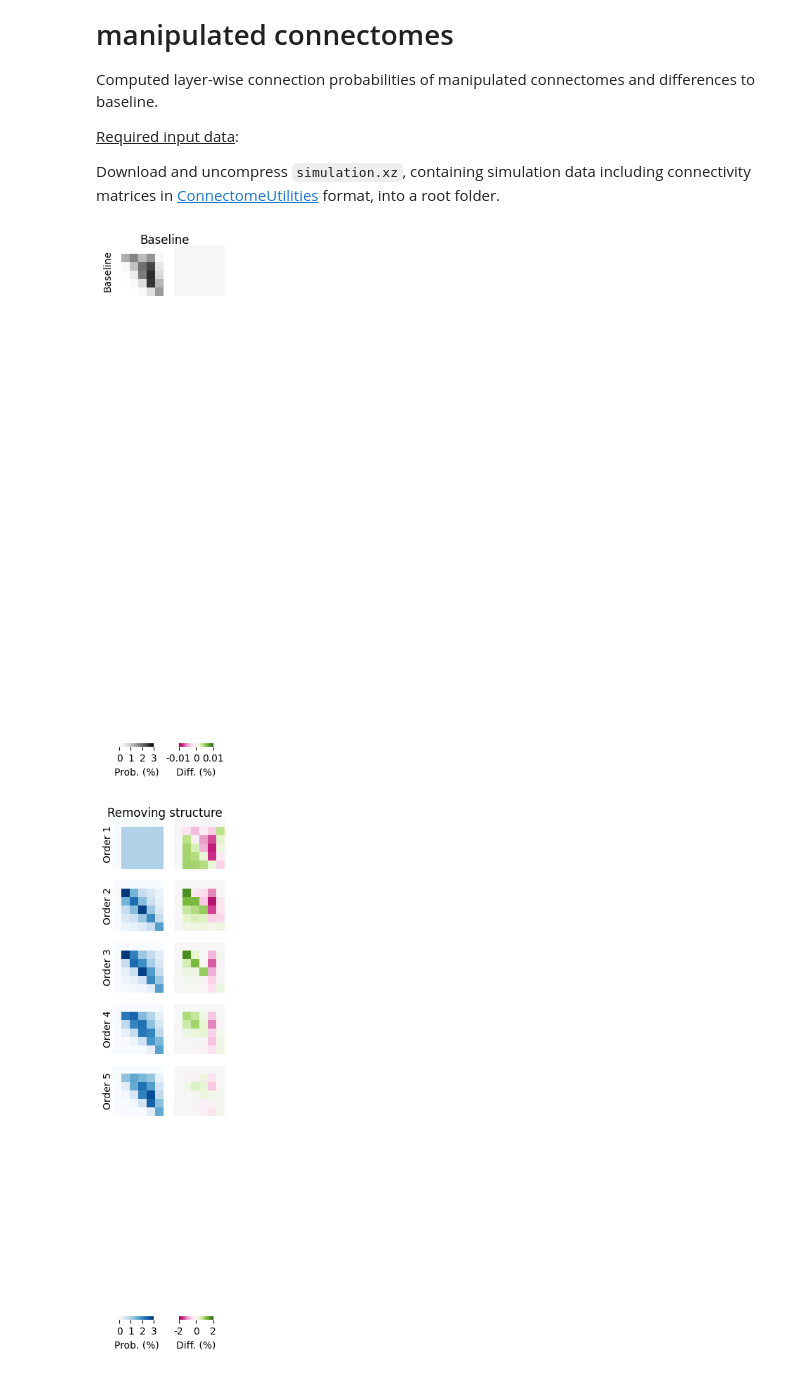
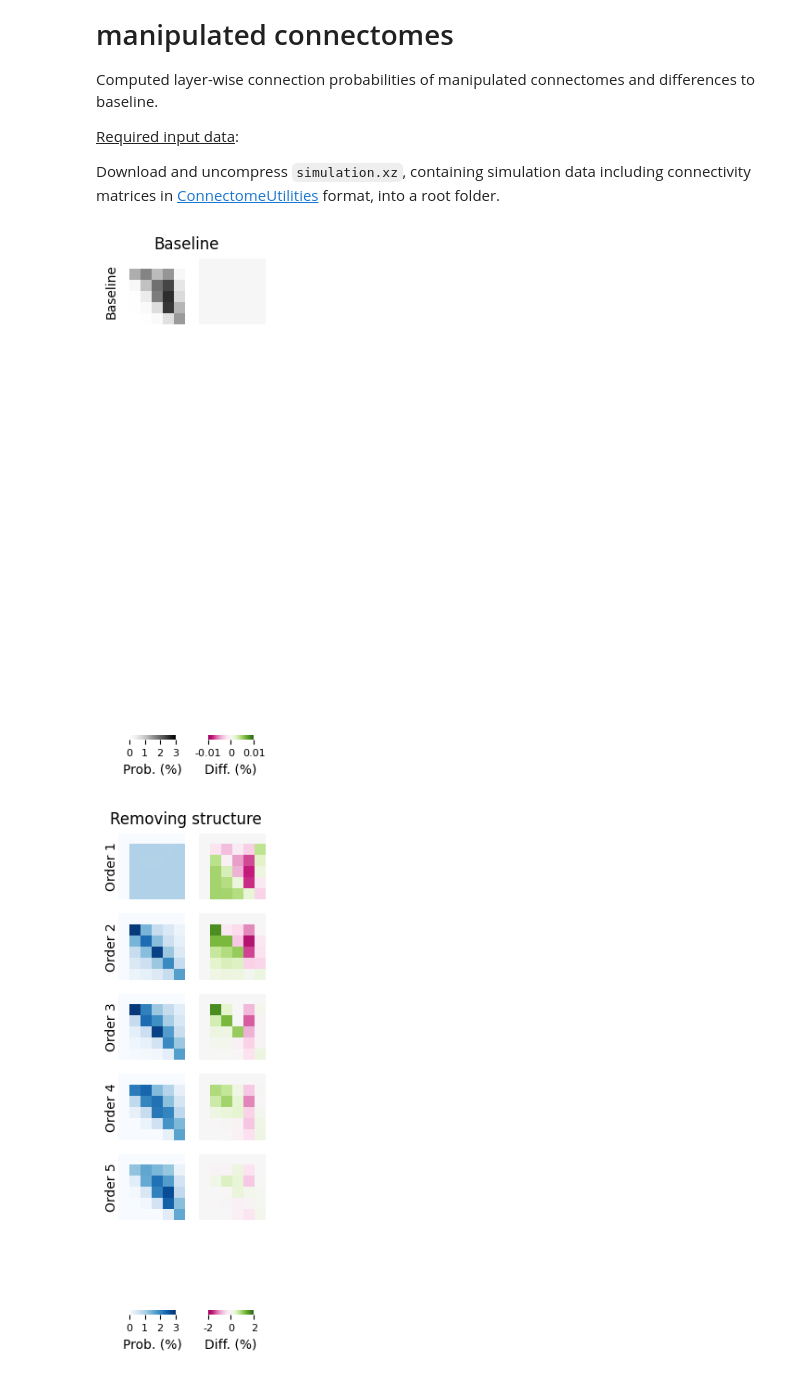
Before and after one commit to BlueBrain/reliability-and-structure, a Jupyter notebook: data_analysis/structural/visualization_and_notebooks/Figure_struct_validation_supplement.ipynb, the cells around one changed output. Saved outputs shown, nothing was run; the diff lists cells and outputs as text; code cells hidden in the pictures.

```diff
--- a/data_analysis/structural/visualization_and_notebooks/Figure_struct_validation_supplement.ipynb
+++ b/data_analysis/structural/visualization_and_notebooks/Figure_struct_validation_supplement.ipynb
@@ -82,6 +94,13 @@ diff_ranges = {'baseline':      0.01,
 # %%
 def get_group_keys(grp_dict, grp_name):
     return [k for k, v in grp_dict.items() if v['group'] == grp_name]
+
+
+# def conn_prob_by_layer(conn_file, synapse_class='EXC'):
+#     """Dummy function, for placeholder plotting to adjust panels!"""
+#     all_layers = np.arange(1, 7)
+#     conn_prob_all = np.random.rand(len(all_layers), len(all_layers))
+#     return all_layers, conn_prob_all
 
 
 def conn_prob_by_layer(conn_file, synapse_class='EXC'):
@@ -148,47 +167,47 @@ def plot_struct_res(struct_file, plot_range=[None, None], cmap='hot_r', colorbar
 
 
 def add_cbar(h, label=None, ticks=None):
-    cax = plt.gca().inset_axes([0.1, -0.75, 0.8, 0.5])
+    cax = plt.gca().inset_axes([0.1, -0.5, 0.9, 0.5])
     cax.axis('off')
     h_cb = plt.colorbar(h, orientation='horizontal', aspect=10, ax=cax, label=label)
     h_cb.set_ticks(ticks)
-    h_cb.set_ticklabels(ticks)
+    h_cb.set_ticklabels(ticks, fontsize=8)
     h_cb.outline.set_linewidth(0)
 # %%
-grid_max = 8
+grid_max = 6
 
-for group in ['baseline', 'remove_struct', 'remove_RC', 'add_RC', 'add_struct']:
+for group in ['baseline', 'remove_struct', 'remove_RC', 'remove_RC_c', 'add_RC', 'add_RC_c', 'add_struct']:
     res_list = get_group_keys(conn_files, group)
     p_range = p_ranges[group]
     diff_range = diff_ranges[group]
 
-    plt.figure(figsize=[2, 8])
+    plt.figure(figsize=[2, 6])
     for idx in range(grid_max):
         plt.subplot(grid_max, 2, idx * 2 + 1)
         if idx < len(res_list):
             res_name = res_list[idx]
             h_res = plot_struct_res(conn_files[res_name]['file'], plot_range=[0, p_range], colorbar=False, cmap=cmaps[conn_files[res_name]['group']], ticklabels=False, ax_off=True)
             plt.text(np.min(plt.xlim()), np.mean(plt.ylim()), res_name, ha='right', va='center', rotation=90)
         else:
             plt.axis('off')
         if idx == grid_max - 1:
             add_cbar(h_res, label='Prob. (%)', ticks=range(np.floor(p_range).astype(int) + 1))
 
         plt.subplot(grid_max, 2, idx * 2 + 2)
         if idx < len(res_list):
             h_diff = plot_struct_res([conn_files['Baseline']['file'], conn_files[res_name]['file']], plot_range=diff_range, colorbar=False, cmap=diff_cmap, ticklabels=False, ax_off=True)
         else:
             plt.axis('off')
         if idx == grid_max - 1:
             add_cbar(h_diff, label='Diff. (%)', ticks=[-diff_range, 0, diff_range])
     plt.suptitle(group_titles[group], y=0.96)
 
     plt.tight_layout()
     if save_path is not None:
         plt.savefig(os.path.join(save_path, f'struct_validation__{group}.png'), dpi=600, bbox_inches='tight')
         plt.savefig(os.path.join(save_path, f'struct_validation__{group}.svg'), dpi=600, bbox_inches='tight')
         plt.savefig(os.path.join(save_path, f'struct_validation__{group}.pdf'), dpi=600, bbox_inches='tight')
     plt.show()
 # %% [output]
-[figure, old version]
+[figure, new version]
-[figure, old version]
+[figure, new version]
```
Also changed, not shown: parts of 2 cells of this notebook.
